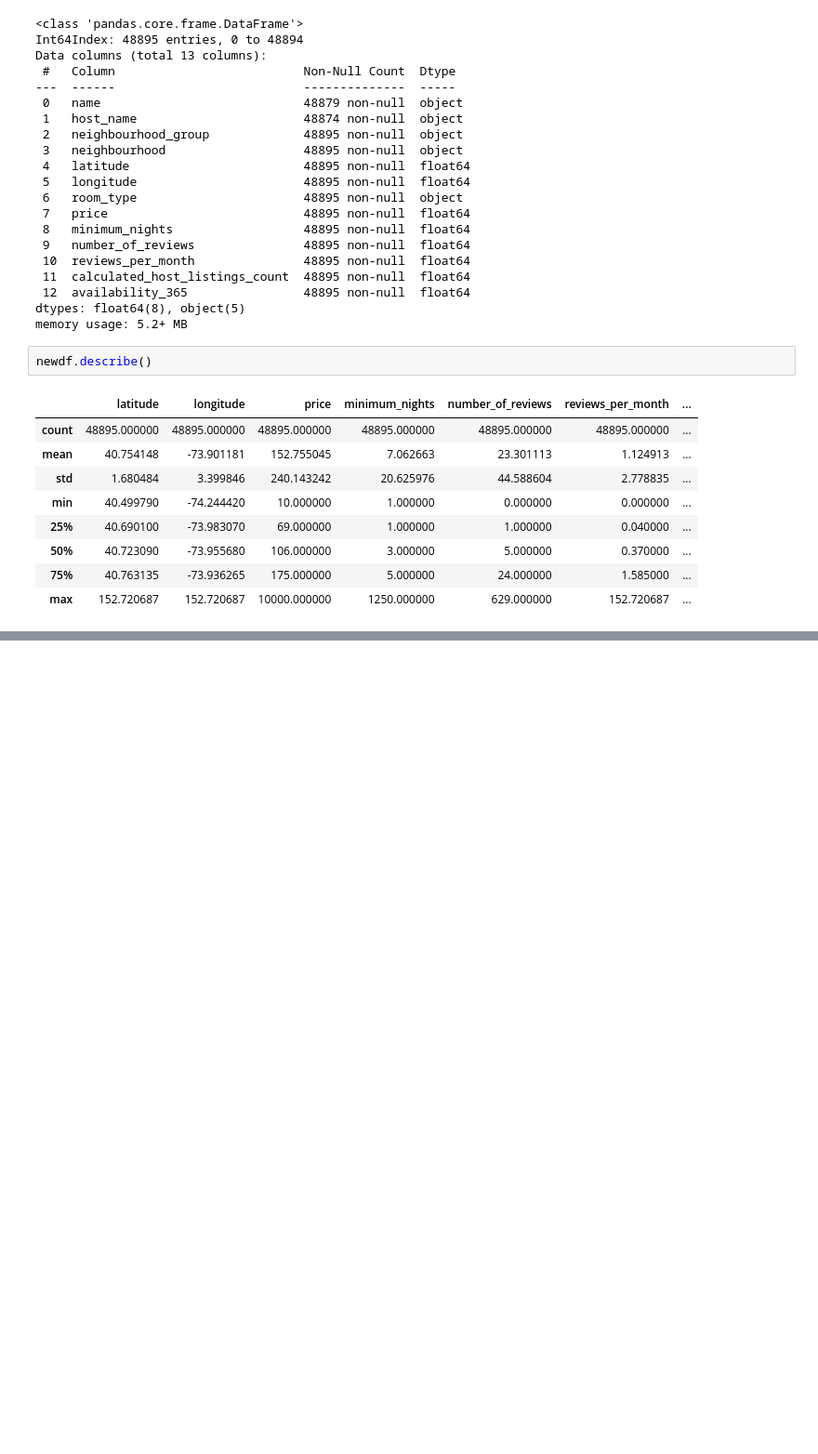
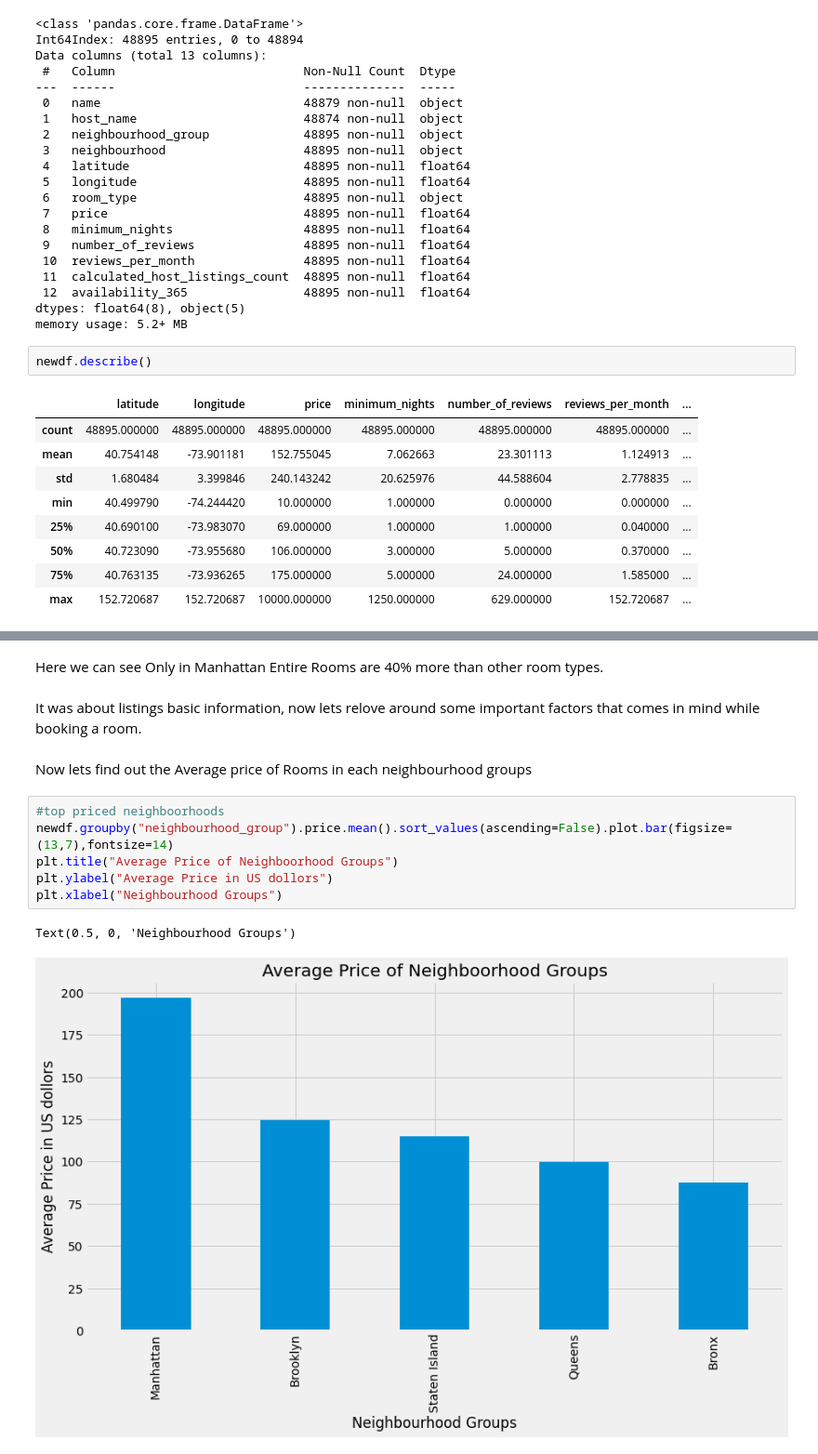
Before and after one commit to aaravpanchal/Ted-Talk-Views-Prediction-, a Jupyter notebook: EDA_AIRBNB_NYC_2019.ipynb, the cells around one changed output, grey strips where cells are left out. Shown at 93% size. Drawn from its saved outputs; the diff is of its cells as text; blank space fills up the shorter version.

```diff
--- a/EDA_AIRBNB_NYC_2019.ipynb
+++ b/EDA_AIRBNB_NYC_2019.ipynb
@@ -120,0 +156,15 @@ newdf.describe()
+# %% [markdown]
+Here we can see Only in Manhattan Entire Rooms are 40% more than other room types.
+# %% [markdown]
+It was about listings basic information, now lets relove around some important factors that comes in mind while booking a room.
+# %% [markdown]
+Now lets find out the Average price of Rooms in each neighbourhood groups
+# %%
+#top priced neighboorhoods
+newdf.groupby("neighbourhood_group").price.mean().sort_values(ascending=False).plot.bar(figsize=(13,7),fontsize=14)
+plt.title("Average Price of Neighboorhood Groups")
+plt.ylabel("Average Price in US dollors")
+plt.xlabel("Neighbourhood Groups")
+# %% [output]
+Text(0.5, 0, 'Neighbourhood Groups')
+[figure, added]
```
Also changed, not shown: parts of 21 cells of this notebook.
